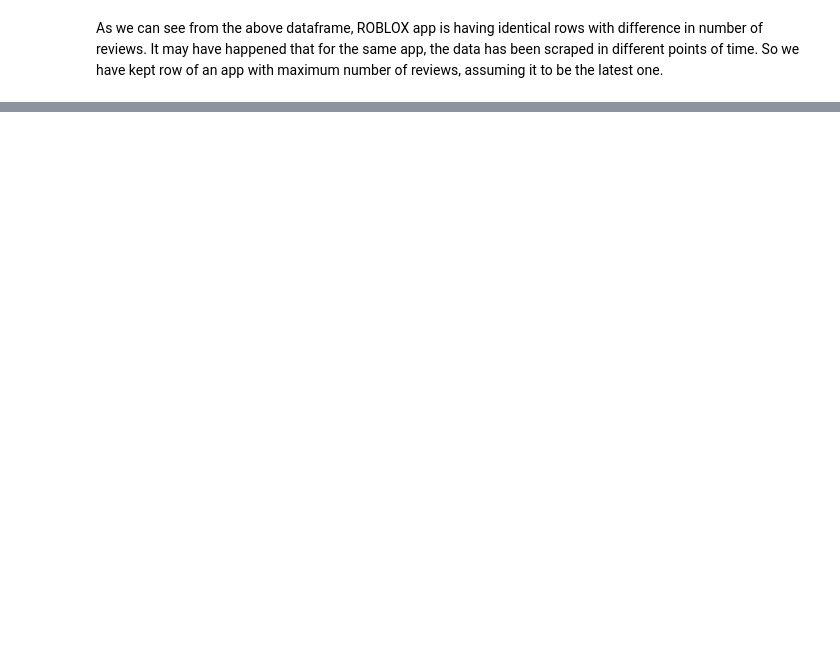
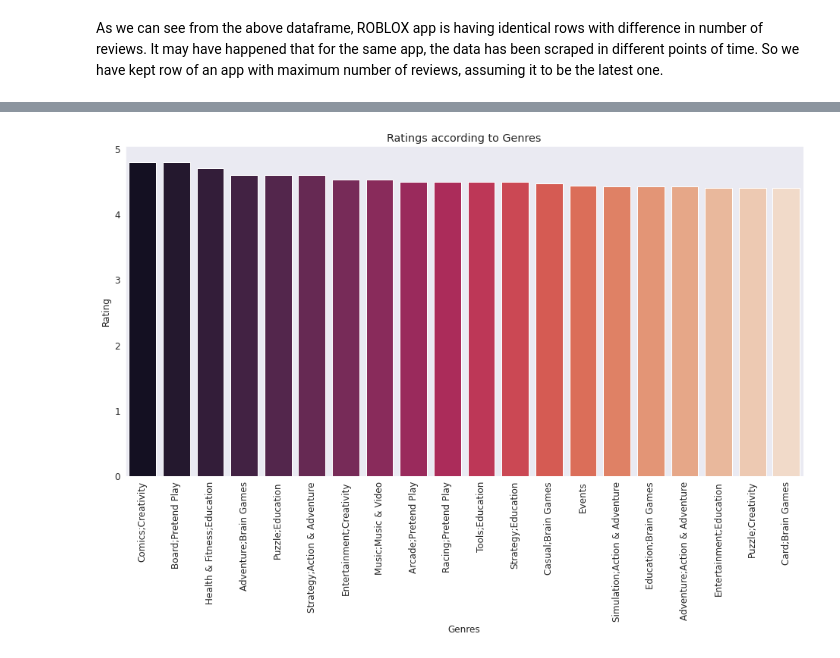
Before and after one commit to Nkbhapkar/EDA-on-playstore, a Jupyter notebook: Capston_1_Play_Store_App_Review_Analysis_Capstone_Project.ipynb, the cells around one changed output, grey strips where cells are left out. Drawn from its saved outputs; the diff is of its cells as text; code cells hidden in the pictures; blank space fills up the shorter version.

```diff
--- a/Capston_1_Play_Store_App_Review_Analysis_Capstone_Project.ipynb
+++ b/Capston_1_Play_Store_App_Review_Analysis_Capstone_Project.ipynb
@@ -311,0 +417,10 @@ plt.show()
+# %%
+plt.figure(figsize=(16,8))
+plt.xticks(rotation=90)
+plt.xlabel("Genres")
+plt.ylabel("Rating")
+plt.title("Ratings according to Genres")
+sns.barplot(highest_rated_genres.Genres, highest_rated_genres.Rating ,palette= "rocket")
+plt.show()
+# %% [output]
+[figure, added]
```
Also changed, not shown: parts of 38 cells of this notebook.
